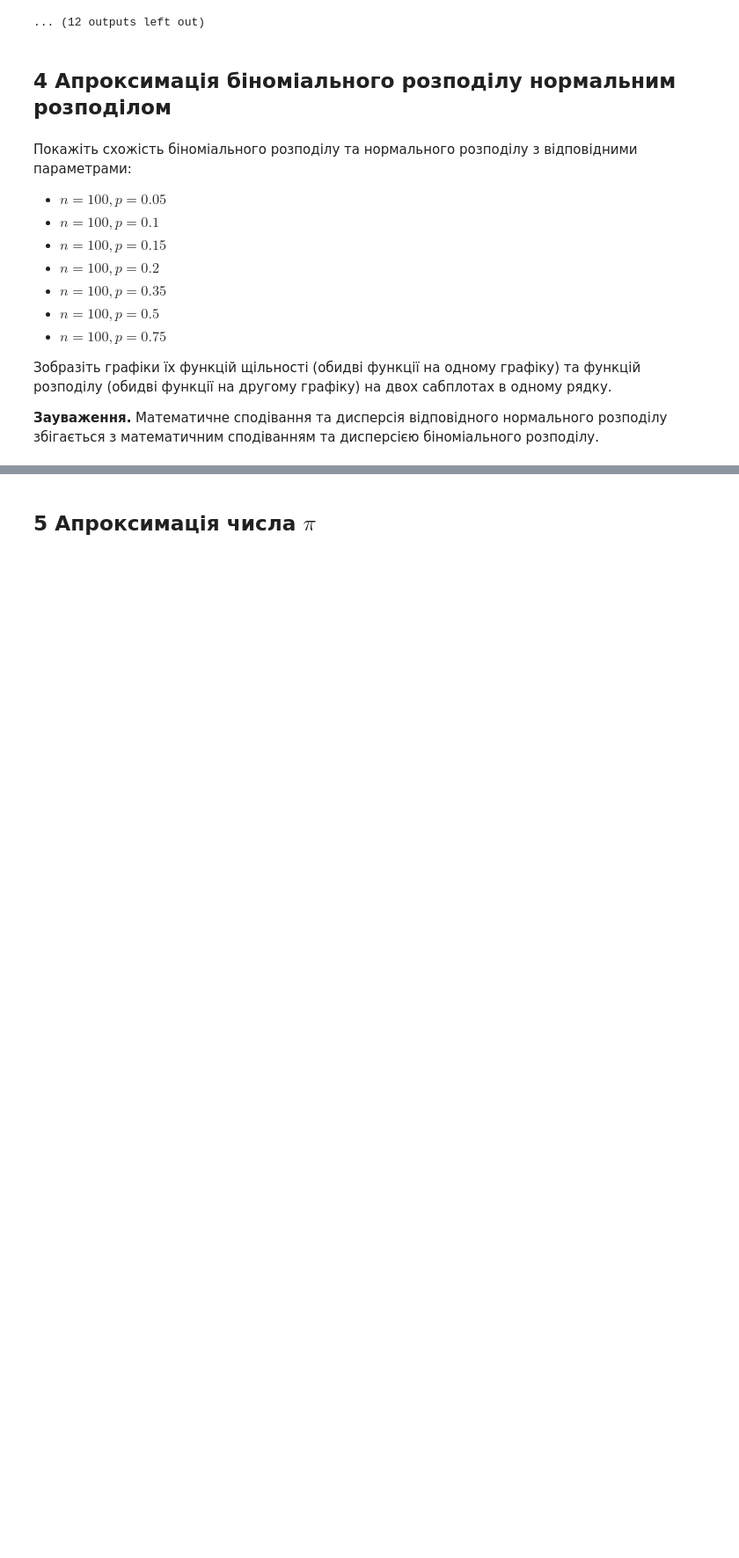
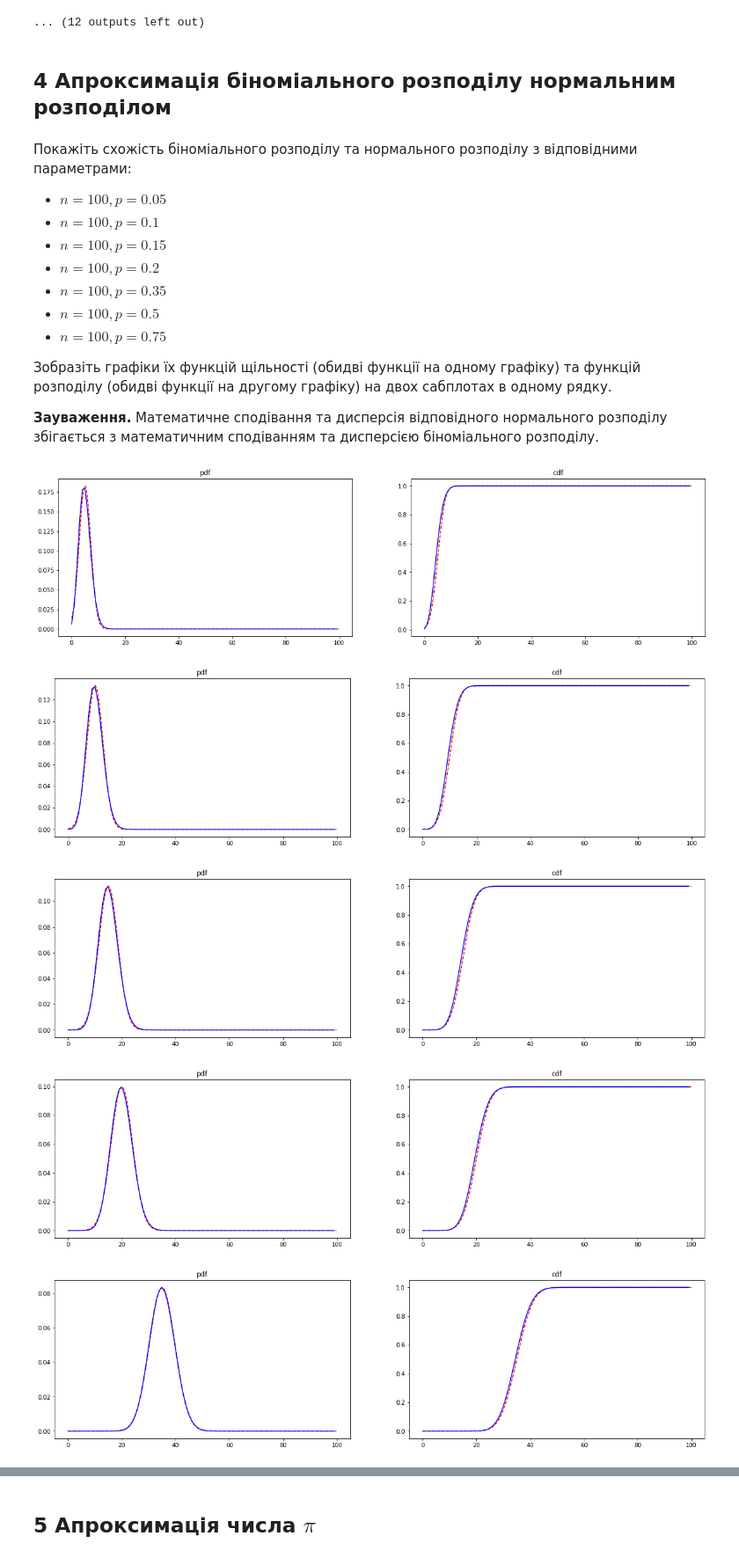
Before and after one commit to mikke-172/probability_homework5, a Jupyter notebook: Домашня робота 5.ipynb, the cells around one changed output, grey strips where cells are left out. Shown at 88% size. Saved outputs shown, nothing was run; the diff lists cells and outputs as text; code cells hidden in the pictures; blank space fills up the shorter version.

```diff
--- a/Домашня робота 5.ipynb
+++ b/Домашня робота 5.ipynb
@@ -689,0 +688,29 @@ Figure(1440x360)
+# %%
+# Місце для Вашого коду
+from scipy.stats import norm
+from scipy.stats import binom
+n=100
+list_p=[0.05, 0.1, 0.15, 0.2, 0.35, 0.5, 0.75]
+for p in list_p:
+    mu = n*p #мат.сподівання
+    sigma = (n*p*(1-p))**0.5 #D=sigma**2
+    loc = mu
+    scale = sigma
+    x2 = np.arange(0, 100, 0.1)
+    x2g = np.arange(0, 100, 1)
+    y2 = norm.pdf(x2, loc=loc, scale=scale)
+    y2_ =norm.cdf(x2, loc=loc, scale=scale)
+    fig, axs = plt.subplots(1,2, figsize=(20,5))
+    yg = binom.pmf(x2g, n, p)
+    yg_ = binom.cdf(x2g, n, p)
+
+    axs[0].plot(x2, y2, 'r--', x2g, yg, 'b')
+    axs[0].set_title('pdf')
+    axs[1].plot(x2, y2_, 'r--', x2g, yg_, 'b')
+    axs[1].set_title('cdf')
+# %% [output]
+[figure, added]
+[figure, added]
+[figure, added]
+[figure, added]
+[figure, added]
```
Also changed, not shown: parts of 2 cells of this notebook.
